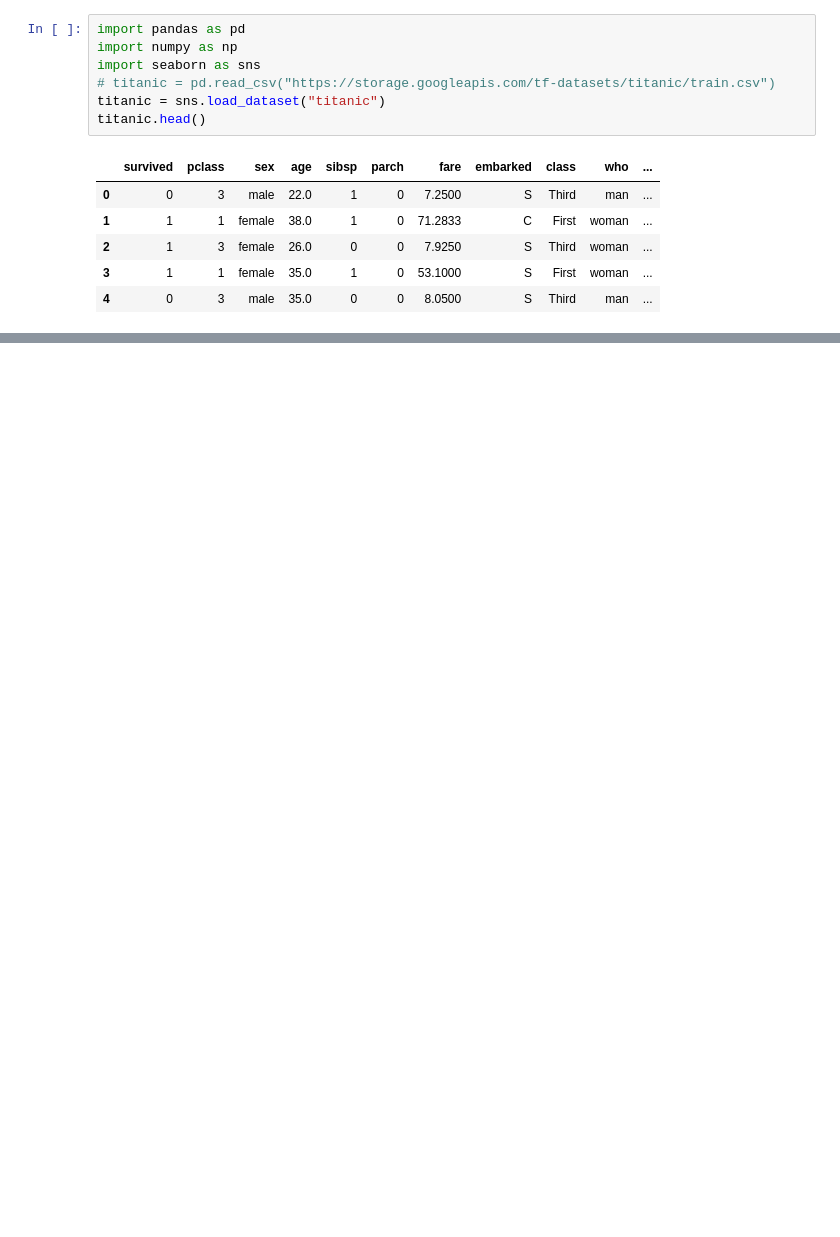
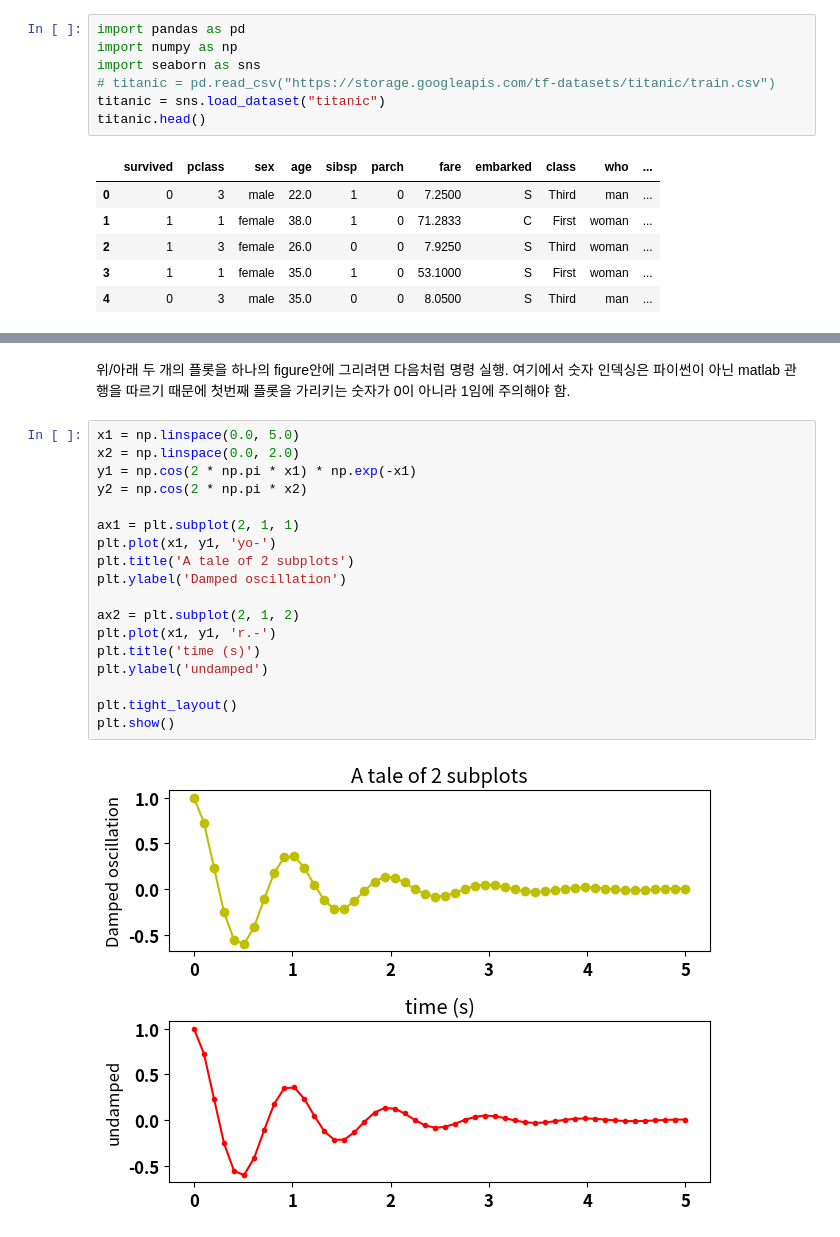
Before and after one commit to DeerWeak/pythonbasic, a Jupyter notebook: 230126python.ipynb, the cells around one changed output, grey strips where cells are left out. Cells and saved outputs as stored; diff of their text form; blank space fills up the shorter version.

```diff
--- a/230126python.ipynb
+++ b/230126python.ipynb
@@ -37,0 +122,22 @@ titanic.head(10)
+# %% [markdown]
+위/아래 두 개의 플롯을 하나의 figure안에 그리려면 다음처럼 명령 실행. 여기에서 숫자 인덱싱은 파이썬이 아닌 matlab 관행을 따르기 때문에 첫번째 플롯을 가리키는 숫자가 0이 아니라 1임에 주의해야 함.
+# %%
+x1 = np.linspace(0.0, 5.0)
+x2 = np.linspace(0.0, 2.0)
+y1 = np.cos(2 * np.pi * x1) * np.exp(-x1)
+y2 = np.cos(2 * np.pi * x2)
+
+ax1 = plt.subplot(2, 1, 1)
+plt.plot(x1, y1, 'yo-')
+plt.title('A tale of 2 subplots')
+plt.ylabel('Damped oscillation')
+
+ax2 = plt.subplot(2, 1, 2)
+plt.plot(x1, y1, 'r.-')
+plt.title('time (s)')
+plt.ylabel('undamped')
+
+plt.tight_layout()
+plt.show()
+# %% [output]
+[figure, added]
```
Also changed, not shown: parts of 113 cells of this notebook, 8 other files.
